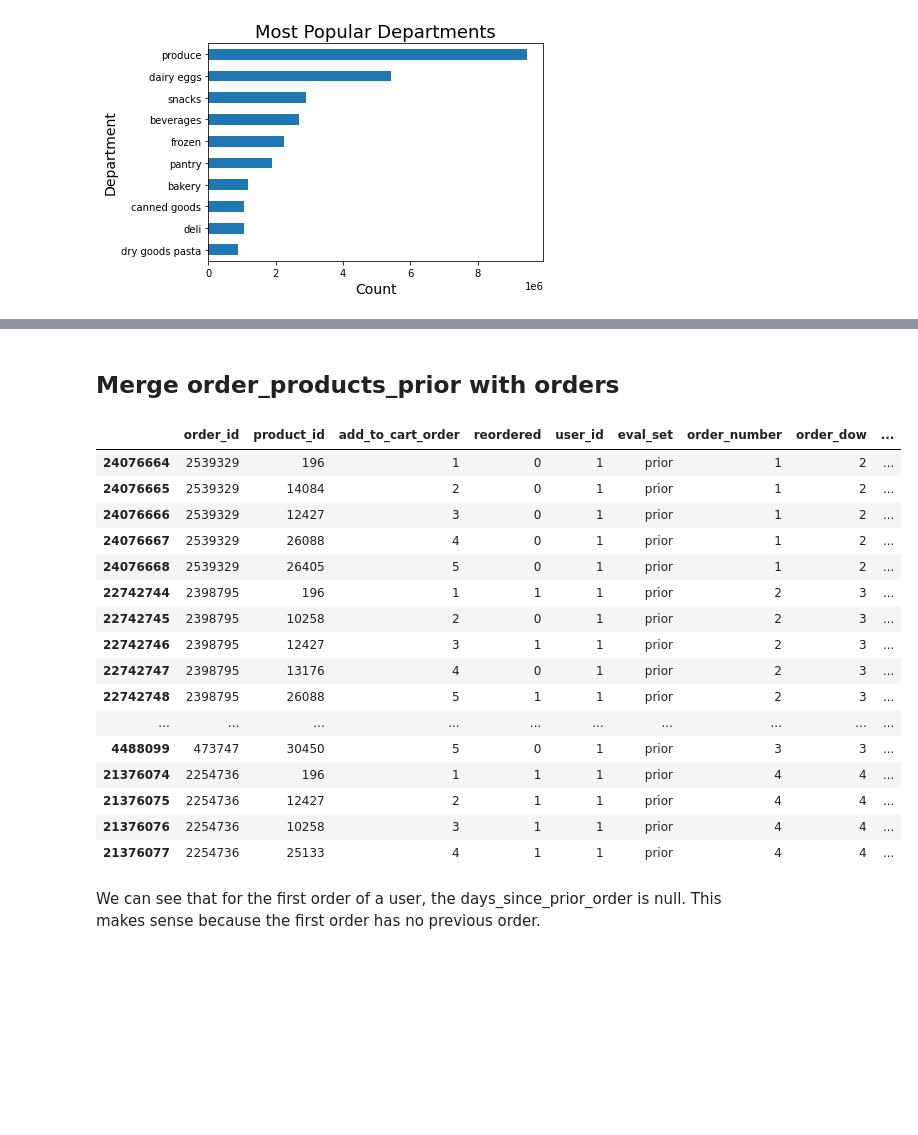
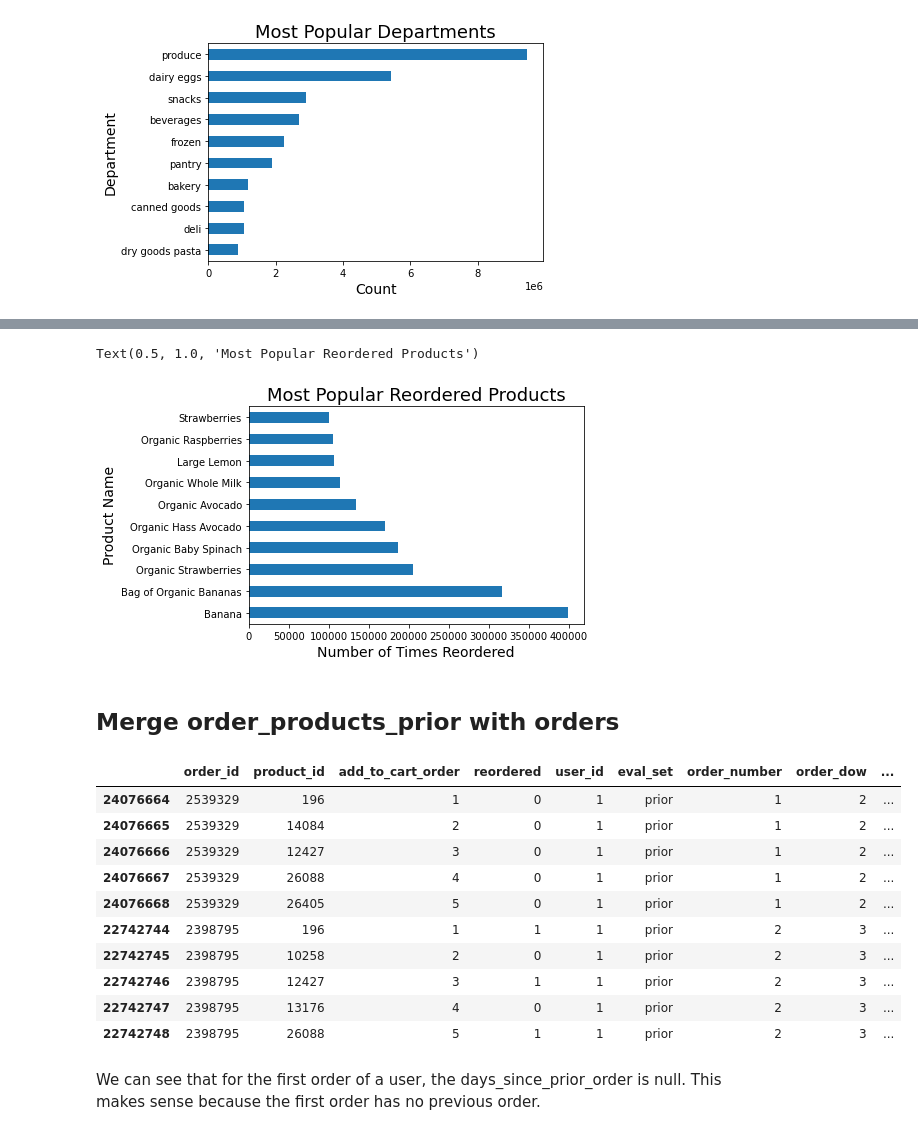
Before and after one commit to ldell7/InstacartRecommendation, a Jupyter notebook: notebooks/01_data_wrangling_EDA.ipynb, the cells around one changed output, grey strips where cells are left out. Drawn from its saved outputs; the diff is of its cells as text; code cells hidden in the pictures; blank space fills up the shorter version.

```diff
--- a/notebooks/01_data_wrangling_EDA.ipynb
+++ b/notebooks/01_data_wrangling_EDA.ipynb
@@ -270,27 +298,30 @@ Text(0.5, 1.0, 'Most Popular Departments')
+# %%
+reorders = reorders.sort_values(by=['reordered_count'],ascending=False)
+ax = reorders[:10].plot.barh(x='Product Name',y='reordered_count',legend=False)
+ax.set_xlabel('Number of Times Reordered',fontsize=14)
+ax.set_ylabel('Product Name',fontsize=14)
+ax.set_title('Most Popular Reordered Products',fontsize=18)
+# %% [output]
+Text(0.5, 1.0, 'Most Popular Reordered Products')
+[figure, added]
 # %% [markdown]
 ## Merge order_products_prior with orders
 # %%
 order_products_complete = pd.merge(order_products_prior, orders, on='order_id')
 order_products_complete = order_products_complete.sort_values(by=['user_id','order_number','add_to_cart_order'])
-order_products_complete.head(20)
+order_products_complete.head(10)
 # %% [output]
 |  | order_id | product_id | add_to_cart_order | reordered | user_id | eval_set | order_number | order_dow | ... |
 | 24076664 | 2539329 | 196 | 1 | 0 | 1 | prior | 1 | 2 | ... |
 | 24076665 | 2539329 | 14084 | 2 | 0 | 1 | prior | 1 | 2 | ... |
 | 24076666 | 2539329 | 12427 | 3 | 0 | 1 | prior | 1 | 2 | ... |
 | 24076667 | 2539329 | 26088 | 4 | 0 | 1 | prior | 1 | 2 | ... |
 | 24076668 | 2539329 | 26405 | 5 | 0 | 1 | prior | 1 | 2 | ... |
 | 22742744 | 2398795 | 196 | 1 | 1 | 1 | prior | 2 | 3 | ... |
 | 22742745 | 2398795 | 10258 | 2 | 0 | 1 | prior | 2 | 3 | ... |
 | 22742746 | 2398795 | 12427 | 3 | 1 | 1 | prior | 2 | 3 | ... |
 | 22742747 | 2398795 | 13176 | 4 | 0 | 1 | prior | 2 | 3 | ... |
 | 22742748 | 2398795 | 26088 | 5 | 1 | 1 | prior | 2 | 3 | ... |
-| ... | ... | ... | ... | ... | ... | ... | ... | ... | ... |
-| 4488099 | 473747 | 30450 | 5 | 0 | 1 | prior | 3 | 3 | ... |
-| 21376074 | 2254736 | 196 | 1 | 1 | 1 | prior | 4 | 4 | ... |
-| 21376075 | 2254736 | 12427 | 2 | 1 | 1 | prior | 4 | 4 | ... |
-| 21376076 | 2254736 | 10258 | 3 | 1 | 1 | prior | 4 | 4 | ... |
-| 21376077 | 2254736 | 25133 | 4 | 1 | 1 | prior | 4 | 4 | ... |
 # %% [markdown]
 We can see that for the first order of a user, the days_since_prior_order is null. This makes sense because the first order has no previous order.
 # %% [markdown]
```
Also changed, not shown: parts of 44 cells of this notebook.
